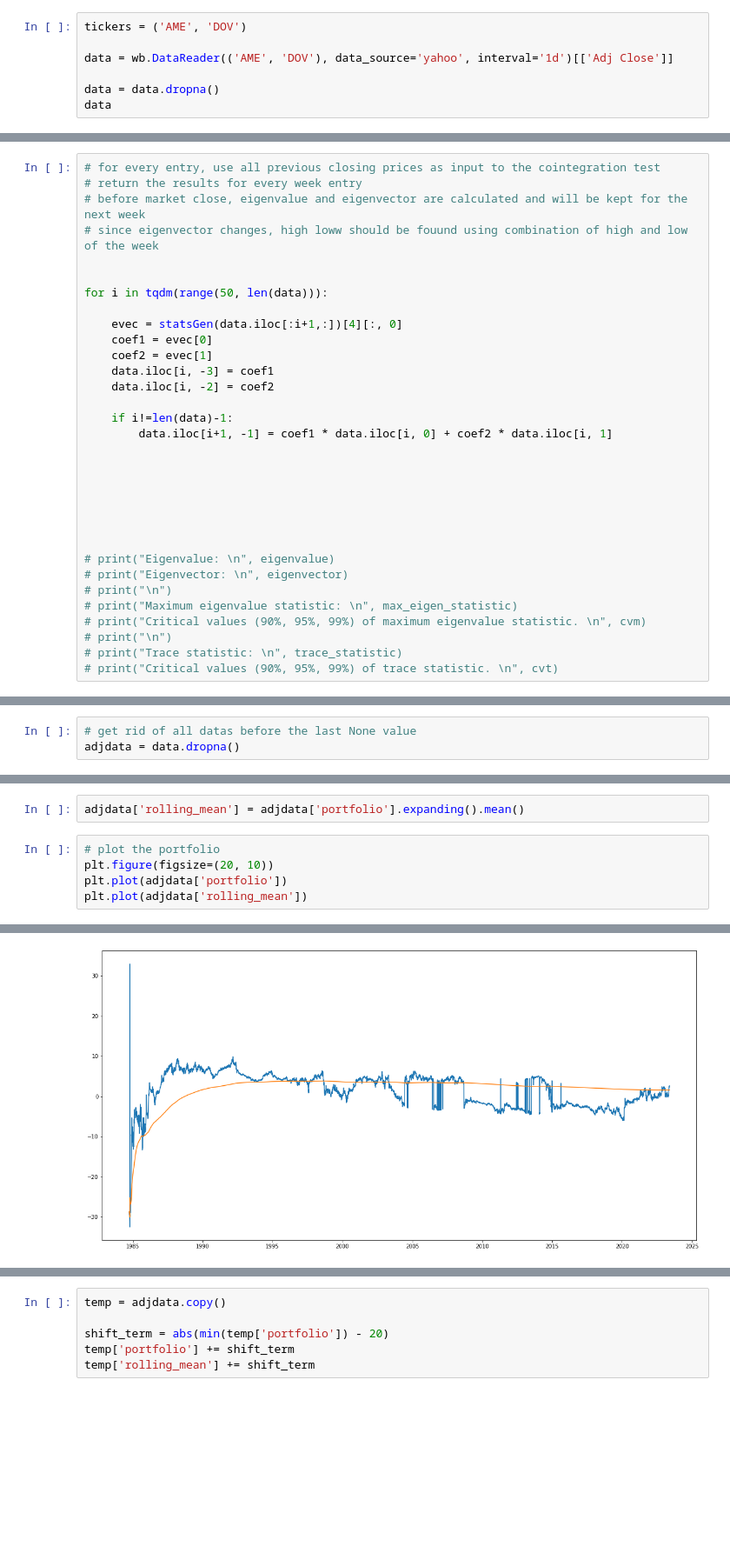
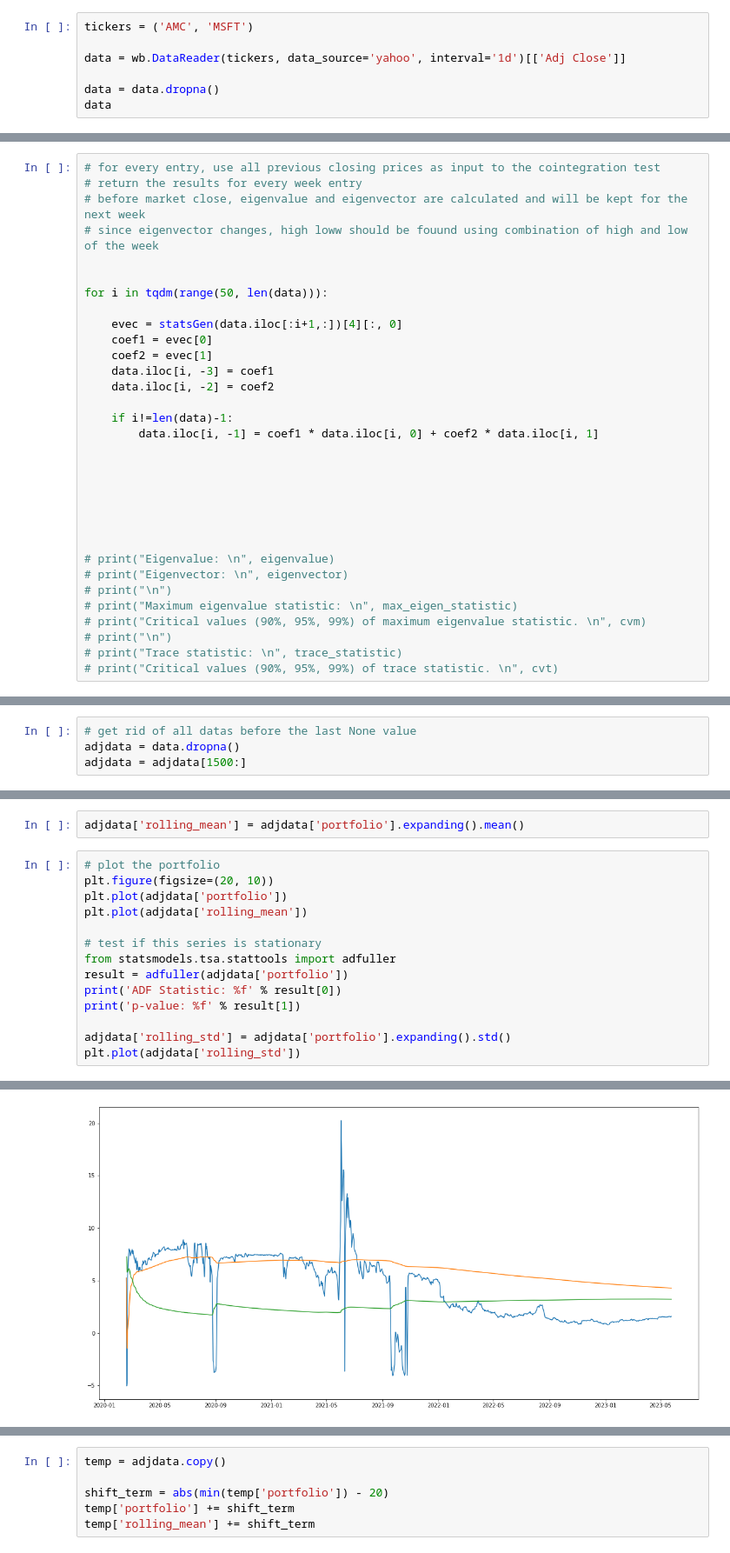
Before and after one commit to LightFormingAGC/Stock_Prediction, a Jupyter notebook: Mean_Reverting/meanRevPort.ipynb, the cells around one changed output, grey strips where cells are left out. Shown at 87% size. Saved outputs shown, nothing was run; the diff lists cells and outputs as text; blank space fills up the shorter version.

```diff
--- a/Mean_Reverting/meanRevPort.ipynb
+++ b/Mean_Reverting/meanRevPort.ipynb
@@ -93,9 +115,9 @@ array([[ 0.17795249,  0.00916874],
 
 # print(len(stationary)/len(data))
 # %%
-tickers = ('AME', 'DOV')
+tickers = ('AMC', 'MSFT')
 
-data = wb.DataReader(('AME', 'DOV'), data_source='yahoo', interval='1d')[['Adj Close']]
+data = wb.DataReader(tickers, data_source='yahoo', interval='1d')[['Adj Close']]
 
 data = data.dropna()
 data
@@ -136,7 +175,7 @@ for i in tqdm(range(50, len(data))):
     data.iloc[i, -2] = coef2
 
     if i!=len(data)-1:
-        data.iloc[i+1, -1] = coef1 * data.iloc[i, 0] + coef2 * data.iloc[i, 1]
+        data.iloc[i, -1] = coef1 * data.iloc[i, 0] + coef2 * data.iloc[i, 1]
 
 
 
@@ -173,3 +212,4 @@ data
 # %%
 # get rid of all datas before the last None value
 adjdata = data.dropna()
+adjdata = adjdata[1500:]
@@ -210,4 +268,13 @@ adjdata['rolling_mean'] = adjdata['portfolio'].expanding().mean()
 plt.figure(figsize=(20, 10))
 plt.plot(adjdata['portfolio'])
 plt.plot(adjdata['rolling_mean'])
+
+# test if this series is stationary
+from statsmodels.tsa.stattools import adfuller
+result = adfuller(adjdata['portfolio'])
+print('ADF Statistic: %f' % result[0])
+print('p-value: %f' % result[1])
+
+adjdata['rolling_std'] = adjdata['portfolio'].expanding().std()
+plt.plot(adjdata['rolling_std'])
 # %% [output]
@@ -215,4 +284,4 @@ plt.plot(adjdata['rolling_mean'])
-[figure, old version]
+[figure, new version]
 # %%
 adjdata
 # %% [output]
```
Also changed, not shown: parts of 18 cells of this notebook, 3 other files.
